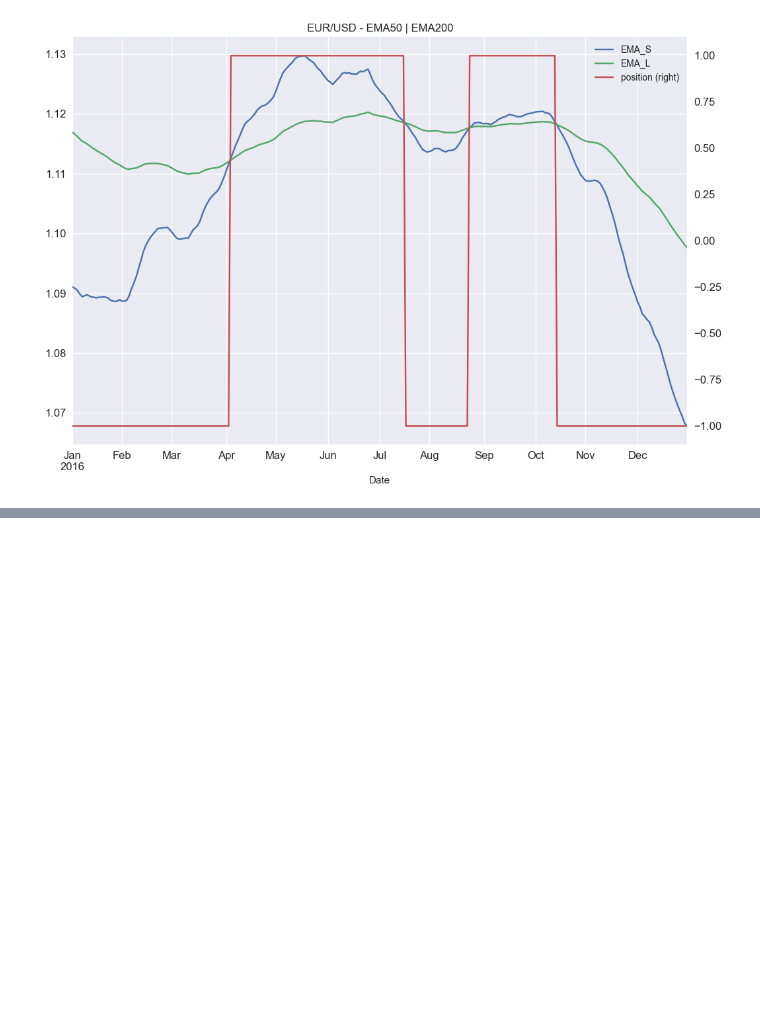
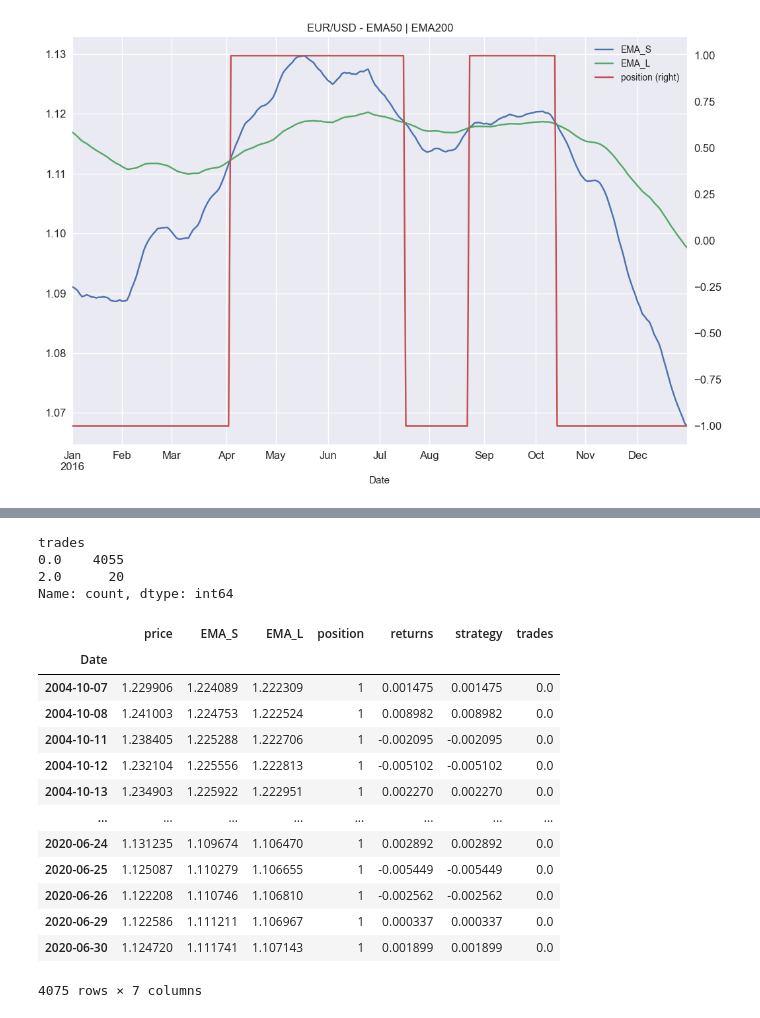
Before and after one commit to AvirukthGT/AlgoTrading, a Jupyter notebook: EMA/EMACrossover.ipynb, the cells around one changed output, grey strips where cells are left out. Cells and saved outputs as stored; diff of their text form; code cells hidden in the pictures; blank space fills up the shorter version.

```diff
--- a/EMA/EMACrossover.ipynb
+++ b/EMA/EMACrossover.ipynb
@@ -94,0 +116,4 @@ plt.show()
+# %%
+data.dropna(inplace = True)
+# %%
+data["strategy"] = data.position.shift(1) * data["returns"]
@@ -94,0 +137,2 @@ plt.show()
+# %%
+data.dropna(inplace = True)
@@ -94,0 +143,24 @@ plt.show()
+# %%
+data.trades.value_counts()
+# %% [output]
+trades
+0.0    4055
+2.0      20
+Name: count, dtype: int64
+# %%
+data
+# %% [output]
+|  | price | EMA_S | EMA_L | position | returns | strategy | trades |
+| Date |  |  |  |  |  |  |  |
+| 2004-10-07 | 1.229906 | 1.224089 | 1.222309 | 1 | 0.001475 | 0.001475 | 0.0 |
+| 2004-10-08 | 1.241003 | 1.224753 | 1.222524 | 1 | 0.008982 | 0.008982 | 0.0 |
+| 2004-10-11 | 1.238405 | 1.225288 | 1.222706 | 1 | -0.002095 | -0.002095 | 0.0 |
+| 2004-10-12 | 1.232104 | 1.225556 | 1.222813 | 1 | -0.005102 | -0.005102 | 0.0 |
+| 2004-10-13 | 1.234903 | 1.225922 | 1.222951 | 1 | 0.002270 | 0.002270 | 0.0 |
+| ... | ... | ... | ... | ... | ... | ... | ... |
+| 2020-06-24 | 1.131235 | 1.109674 | 1.106470 | 1 | 0.002892 | 0.002892 | 0.0 |
+| 2020-06-25 | 1.125087 | 1.110279 | 1.106655 | 1 | -0.005449 | -0.005449 | 0.0 |
+| 2020-06-26 | 1.122208 | 1.110746 | 1.106810 | 1 | -0.002562 | -0.002562 | 0.0 |
+| 2020-06-29 | 1.122586 | 1.111211 | 1.106967 | 1 | 0.000337 | 0.000337 | 0.0 |
+| 2020-06-30 | 1.124720 | 1.111741 | 1.107143 | 1 | 0.001899 | 0.001899 | 0.0 |
+4075 rows × 7 columns
```
Also changed, not shown: parts of 10 cells of this notebook.
